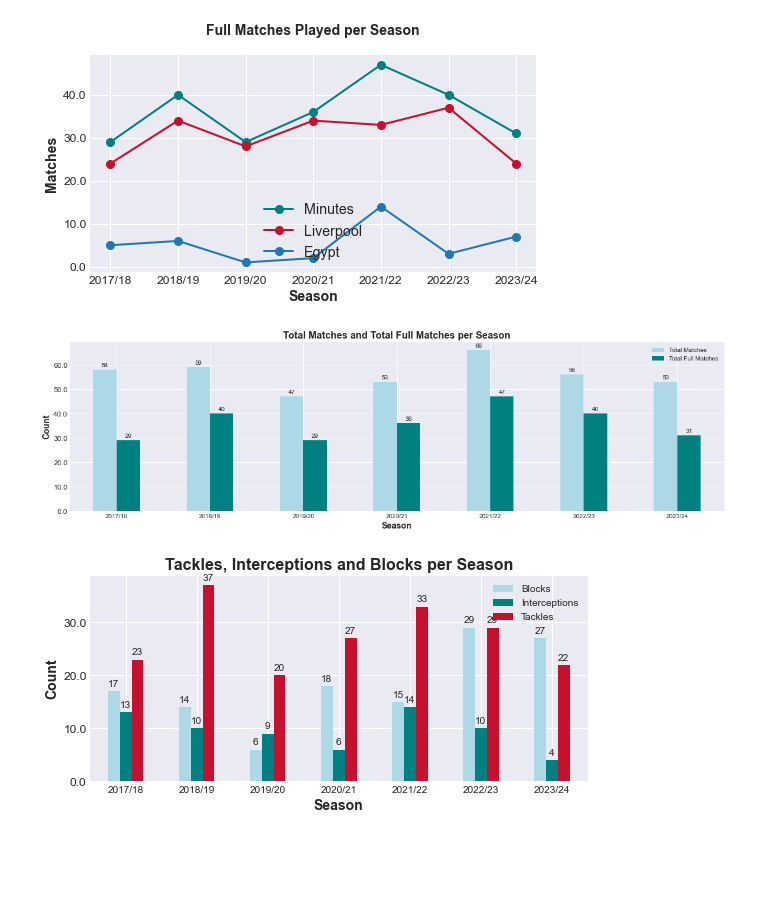
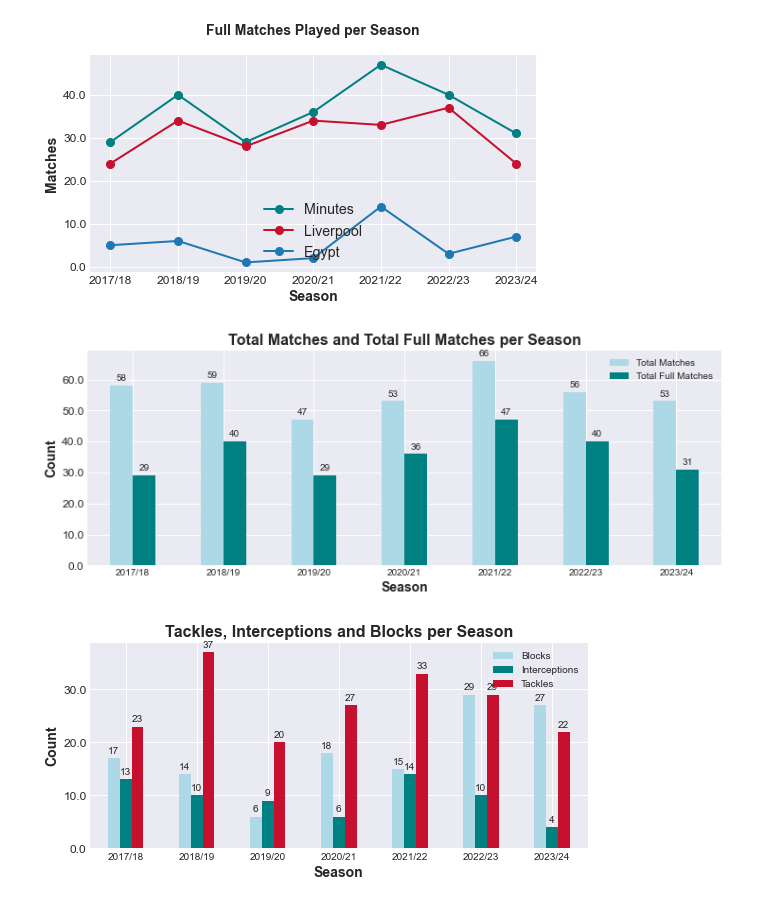
Before and after one commit to Mahmoud46/data_analytics_case_study_mohamed_salah, a Jupyter notebook: Code/advanced_analysis.ipynb, the cells around one changed output. Cells and saved outputs as stored; diff of their text form; code cells hidden in the pictures; blank space fills up the shorter version.

```diff
--- a/Code/advanced_analysis.ipynb
+++ b/Code/advanced_analysis.ipynb
@@ -584,35 +588,35 @@ data_shots = {
     'Total Matches': total_matches,
     'Total Full Matches': total_full_matches,
 }
 df_shots = pd.DataFrame(data_shots)
 # Apply modern style
 plt.style.use('seaborn-darkgrid')
 # Create figure and axis
-fig, ax = plt.subplots(figsize=(16, 5))
+fig, ax = plt.subplots(figsize=(10.4, 4.3))
 
 # Plot shots
 bars = df_shots.plot(x='Season', y=['Total Matches', 'Total Full Matches'], kind='bar', title='Total Matches and Total Full Matches per Season', color=['lightblue', 'teal'], ax=ax)
 
 # Customize the plot
 ax.set_xlabel('Season', fontsize=14, fontweight='bold')
 ax.set_ylabel('Count', fontsize=14, fontweight='bold')
 ax.set_xticklabels(df_shots['Season'], fontsize=12)
 ax.set_yticklabels(ax.get_yticks(), fontsize=12)
 ax.title.set_fontsize(16)
 ax.title.set_fontweight('bold')
 ax.tick_params(axis='x', labelsize=10, rotation=0)  # Adjust font size and rotation
 
 ax.legend(fontsize=10)  # Adjust legend font size
 
 # Add values above each bar
 for container in ax.containers:
     ax.bar_label(container, label_type='edge', fontsize=10, padding=3)
 
 # Show plot with adjusted layout
 plt.tight_layout()
 plt.show()
 # %% [output]
-[figure, old version]
+[figure, new version]
 # %%
 total_blocks=[]
 total_int=[]
```
Also changed, not shown: parts of 1 cell of this notebook, 1 other file.
